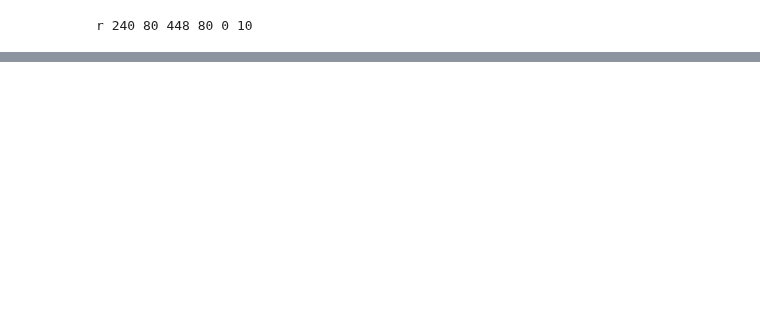
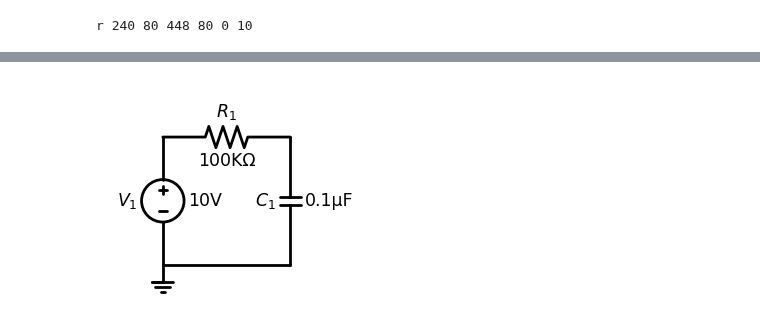
Before and after one commit to raspberrypisig/circuitjs2schemdraw, a Jupyter notebook: main.ipynb, the cells around one changed output, grey strips where cells are left out. Drawn from its saved outputs; the diff is of its cells as text; code cells hidden in the pictures; blank space fills up the shorter version.

```diff
--- a/main.ipynb
+++ b/main.ipynb
@@ -76,0 +93,12 @@ r 240 80 448 80 0 10
+# %%
+import schemdraw
+import schemdraw.elements as elm
+
+with schemdraw.Drawing() as d:
+    d += elm.SourceV().label('10V', loc='bottom').label('$V_1$', loc='top')
+    d += elm.Resistor().right().label('100KΩ', loc='bottom').label('$R_1$', loc='top')
+    d += elm.Capacitor().down().label('0.1μF', loc='bottom').label('$C_1$', loc='top')
+    d += elm.Line().left()
+    d += elm.Ground()
+# %% [output]
+[figure, added]
```
Also changed, not shown: parts of 5 cells of this notebook, 3 other files.
